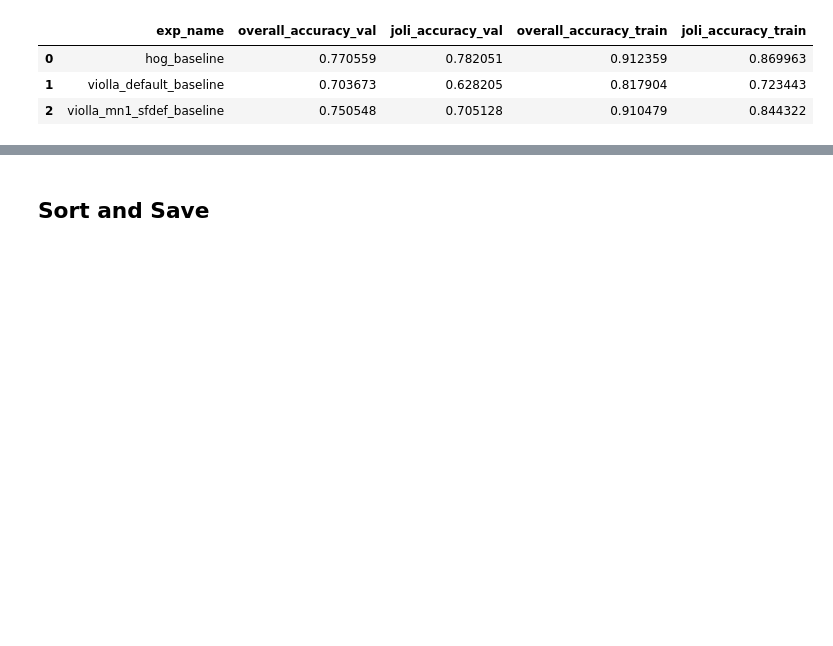
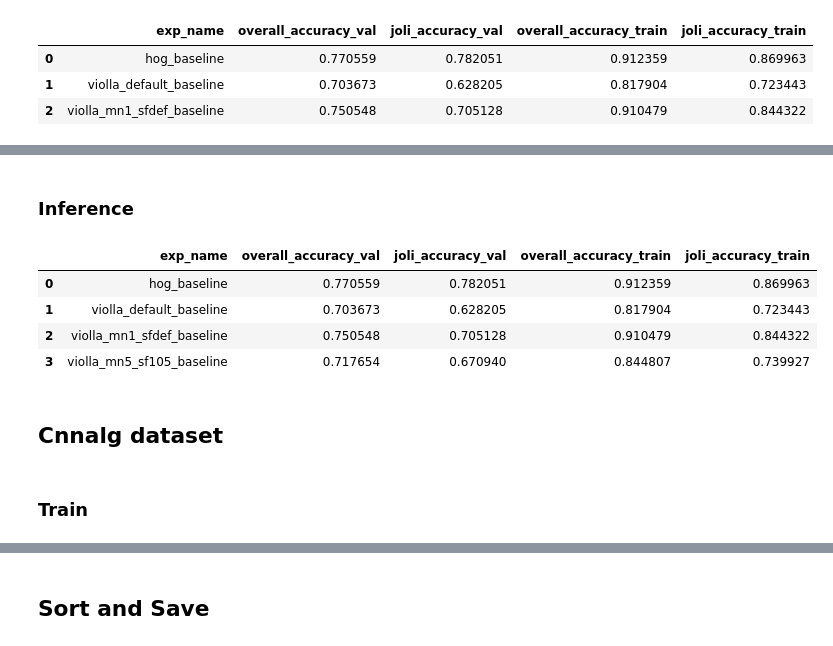
Before and after one commit to VSydorskyy/IASA_CV_LABS, a Jupyter notebook: lab_3/nn.ipynb, the cells around one changed output, grey strips where cells are left out. Drawn from its saved outputs; the diff is of its cells as text; code cells hidden in the pictures; blank space fills up the shorter version.

```diff
--- a/lab_3/nn.ipynb
+++ b/lab_3/nn.ipynb
@@ -126,7 +126,10 @@ df
 # %% [markdown]
 Now we will prepare prediction columns for each algorithm and put `no_face` label if there is a face but it was not found
 # %%
-PREPROCESS_COLS = ['violla_default_pathes', 'violla_mn5_sf3_pathes', 'violla_mn1_sfdef_pathes', 'hog_pathes']
+PREPROCESS_COLS = [
+    'violla_default_pathes', 'violla_mn5_sf3_pathes', 'violla_mn1_sfdef_pathes', 'hog_pathes',
+    'cnnalg_pathes', 'violla_mn5_sf105_pathes'
+]
 for col in PREPROCESS_COLS:
     pred_col = col[:-len('_pathes')] + '_pred'
     df[pred_col] = None
@@ -792,0 +891,2 @@ result_df
+# %%
+violla_mn5_sf105_runner = catalyst_training(**violla_mn5_sf105_train_config)
@@ -792,0 +911,2 @@ result_df
+# %% [markdown]
+### Inference
@@ -792,0 +985,20 @@ result_df
+# %%
+result_df = result_df.append({
+    "exp_name":'violla_mn5_sf105_baseline',
+    "overall_accuracy_val":accuracy_score(test_df.label_id, test_df.violla_mn5_sf105_pred),
+    "joli_accuracy_val":accuracy_score(test_df[test_df.label_id == 0].label_id, test_df[test_df.label_id == 0].violla_mn5_sf105_pred),
+    "overall_accuracy_train":accuracy_score(train_df.label_id, train_df.violla_mn5_sf105_pred),
+    "joli_accuracy_train":accuracy_score(train_df[train_df.label_id == 0].label_id, train_df[train_df.label_id == 0].violla_mn5_sf105_pred)
+}, ignore_index=True)
+
+result_df
+# %% [output]
+|  | exp_name | overall_accuracy_val | joli_accuracy_val | overall_accuracy_train | joli_accuracy_train |
+| 0 | hog_baseline | 0.770559 | 0.782051 | 0.912359 | 0.869963 |
+| 1 | violla_default_baseline | 0.703673 | 0.628205 | 0.817904 | 0.723443 |
+| 2 | violla_mn1_sfdef_baseline | 0.750548 | 0.705128 | 0.910479 | 0.844322 |
+| 3 | violla_mn5_sf105_baseline | 0.717654 | 0.670940 | 0.844807 | 0.739927 |
+# %% [markdown]
+## Cnnalg dataset
+# %% [markdown]
+### Train
```
Also changed, not shown: parts of 18 cells of this notebook, 5 other files.
